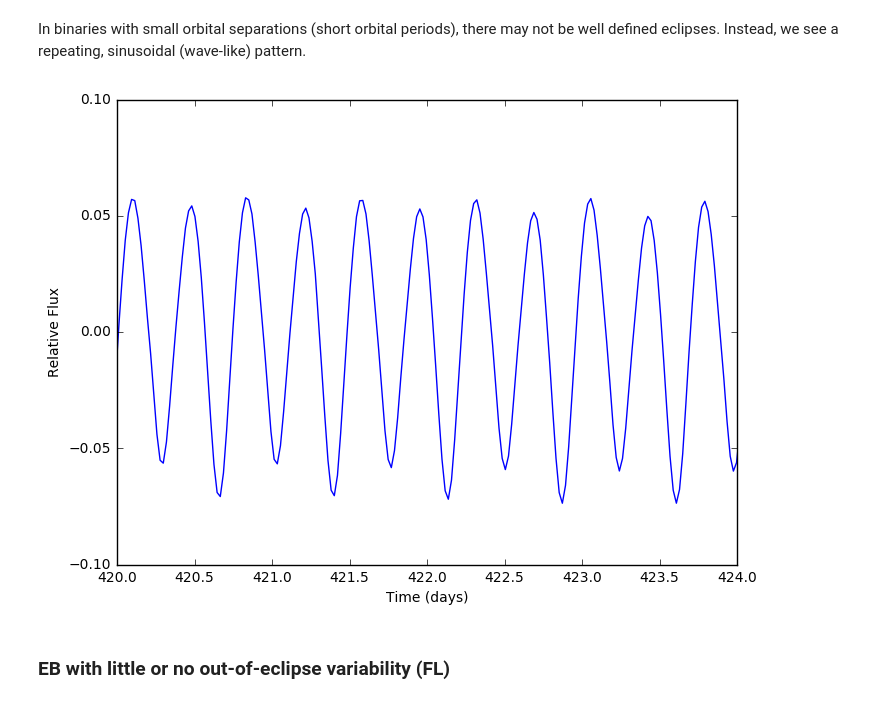
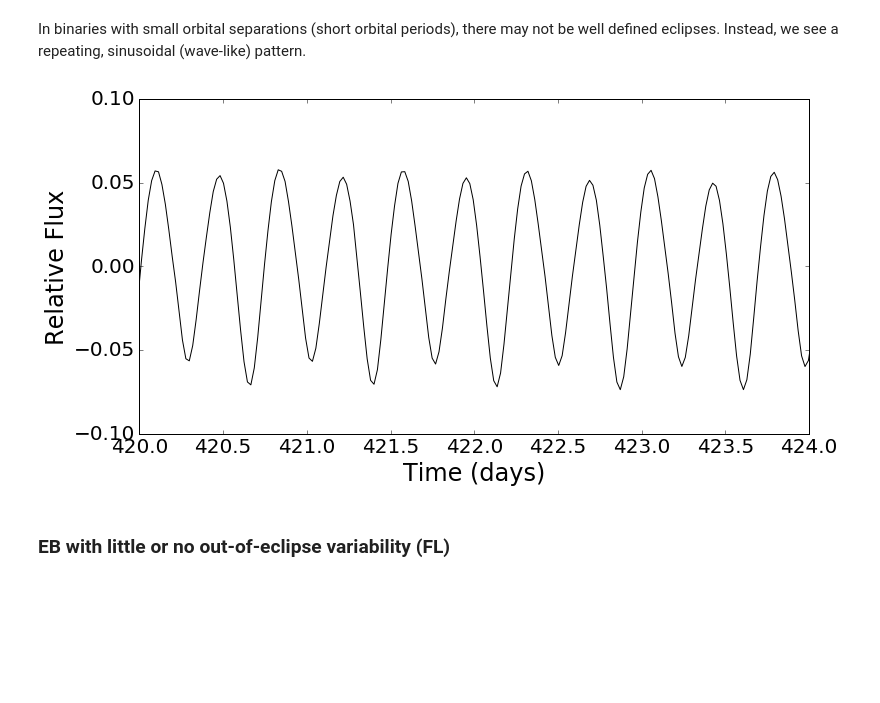
Before and after one commit to jadilia/decatur, a Jupyter notebook: classification.ipynb, the cells around one changed output. Saved outputs shown, nothing was run; the diff lists cells and outputs as text; code cells hidden in the pictures; blank space fills up the shorter version.

```diff
--- a/classification.ipynb
+++ b/classification.ipynb
@@ -49,16 +52,17 @@ In binaries with small orbital separations (short orbital periods), there may no
 eb_ellip = decatur.eclipsing_binary.EclipsingBinary.from_kic(5770860)
 eb_ellip.detrend_and_normalize()
 # %%
-plt.figure(figsize=(8, 6))
-plt.plot(eb_ellip.l_curve.times, eb_ellip.l_curve.fluxes)
+plt.figure(figsize=(12, 6))
+plt.plot(eb_ellip.l_curve.times, eb_ellip.l_curve.fluxes, color = 'black')
 plt.xlim(420, 424)
+plt.tick_params(labelsize=20)
 plt.ylim(-0.1, 0.1)
-plt.xlabel('Time (days)')
-plt.ylabel('Relative Flux')
+plt.xlabel('Time (days)', fontsize = 24)
+plt.ylabel('Relative Flux', fontsize = 24)
+plt.savefig('EV_example2.pdf')
 plt.show()
-plt.show()
 # %% [output]
-[figure, old version]
+[figure, new version]
 # %% [markdown]
 ### EB with little or no out-of-eclipse variability (FL)
 # %% [markdown]
```
Also changed, not shown: parts of 3 cells of this notebook, 1 other file.
